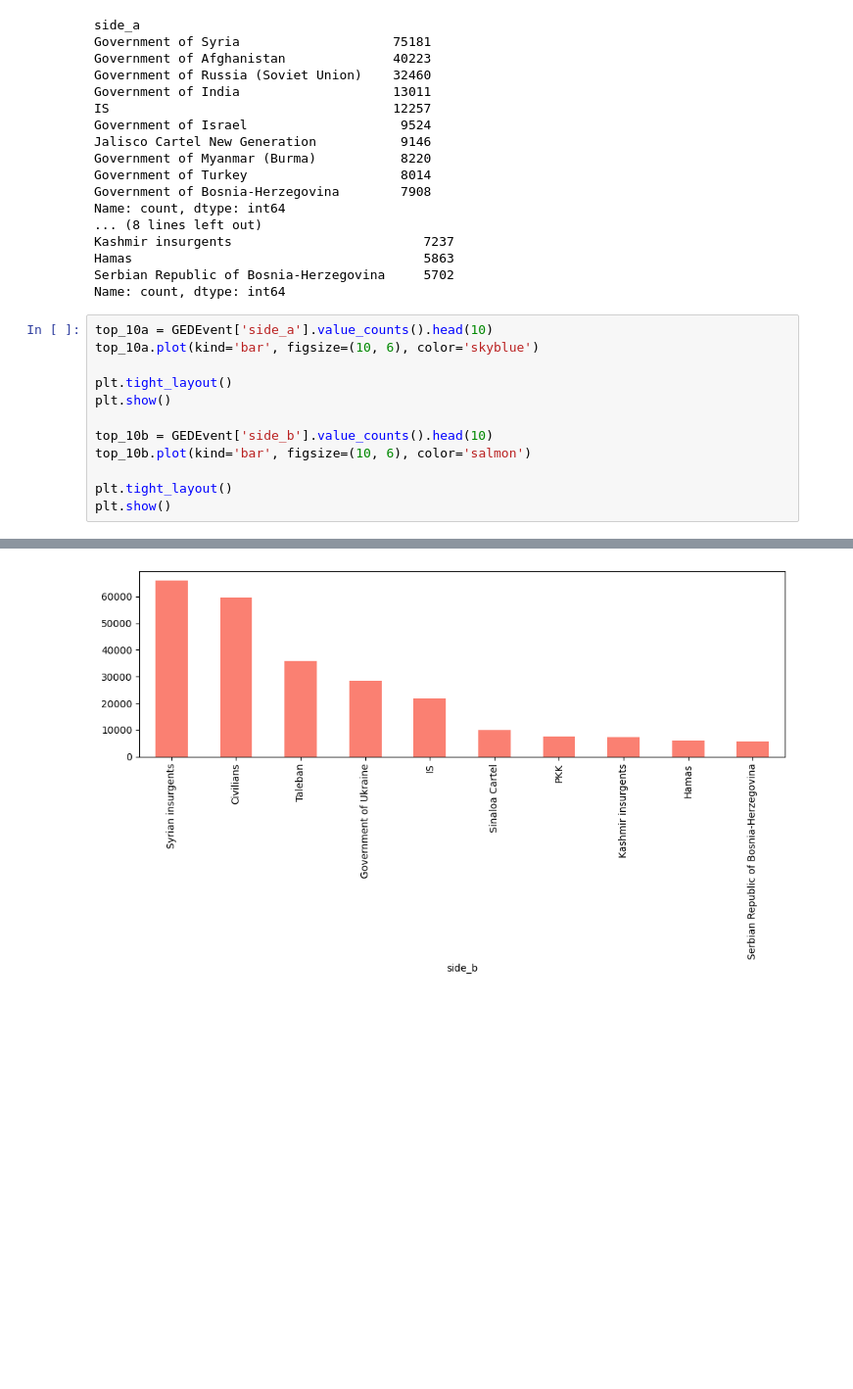
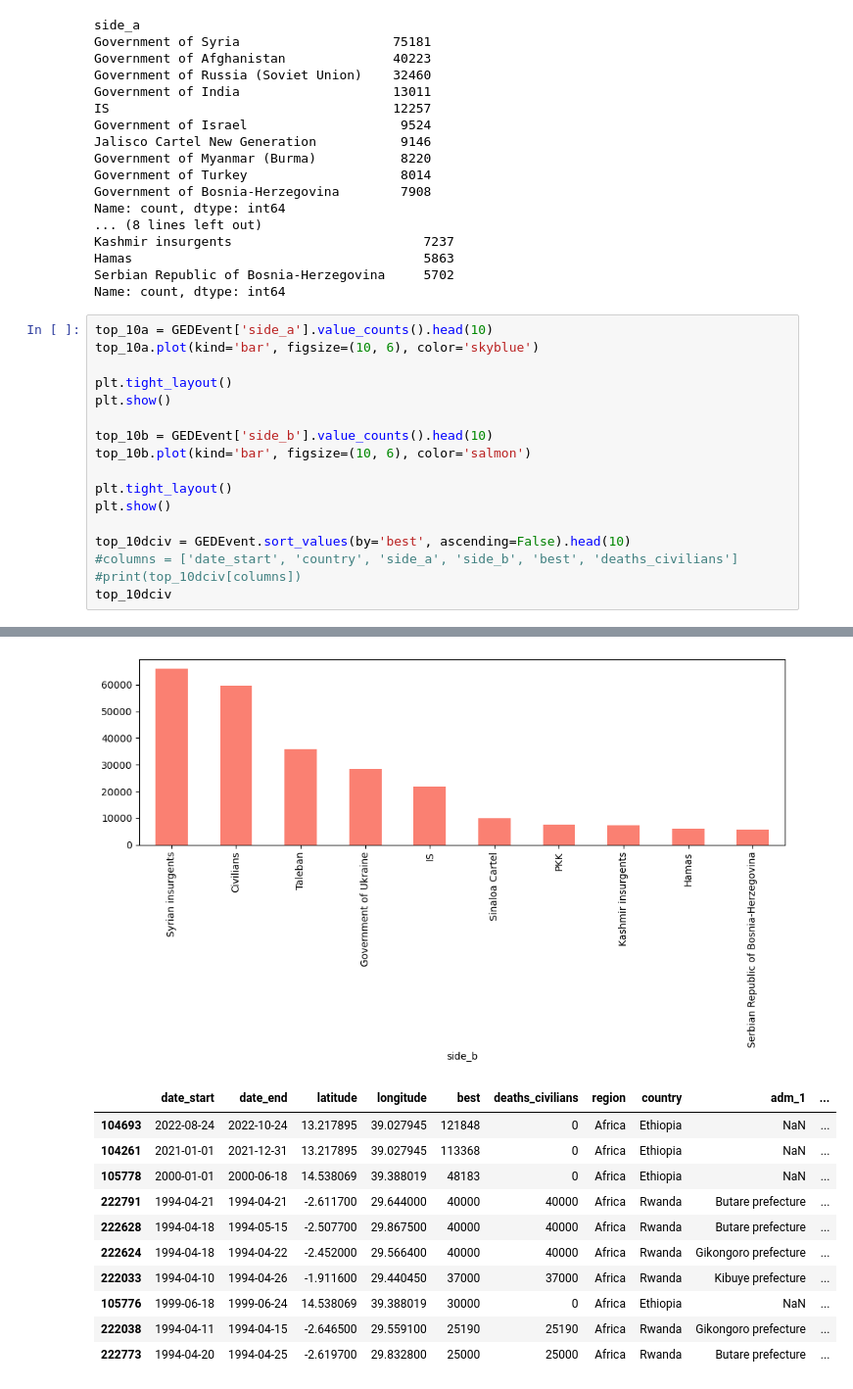
Before and after one commit to X57FI8W9S/TP1_EDA_GEDEvent, a Jupyter notebook: notebooks/TP1_EDA_GEDEvent.ipynb, the cells around one changed output, grey strips where cells are left out. Shown: that part at 98% size. Drawn from its saved outputs; the diff is of its cells as text; blank space fills up the shorter version.

```diff
--- a/notebooks/TP1_EDA_GEDEvent.ipynb
+++ b/notebooks/TP1_EDA_GEDEvent.ipynb
@@ -245,15 +245,31 @@ Name: count, dtype: int64
 # %%
 top_10a = GEDEvent['side_a'].value_counts().head(10)
 top_10a.plot(kind='bar', figsize=(10, 6), color='skyblue')
 
 plt.tight_layout()
 plt.show()
 
 top_10b = GEDEvent['side_b'].value_counts().head(10)
 top_10b.plot(kind='bar', figsize=(10, 6), color='salmon')
 
 plt.tight_layout()
 plt.show()
+
+top_10dciv = GEDEvent.sort_values(by='best', ascending=False).head(10)
+#columns = ['date_start', 'country', 'side_a', 'side_b', 'best', 'deaths_civilians']
+#print(top_10dciv[columns])
+top_10dciv
 # %% [output]
 [figure]
 [figure]
+|  | date_start | date_end | latitude | longitude | best | deaths_civilians | region | country | adm_1 | ... |
+| 104693 | 2022-08-24 | 2022-10-24 | 13.217895 | 39.027945 | 121848 | 0 | Africa | Ethiopia | NaN | ... |
+| 104261 | 2021-01-01 | 2021-12-31 | 13.217895 | 39.027945 | 113368 | 0 | Africa | Ethiopia | NaN | ... |
+| 105778 | 2000-01-01 | 2000-06-18 | 14.538069 | 39.388019 | 48183 | 0 | Africa | Ethiopia | NaN | ... |
+| 222791 | 1994-04-21 | 1994-04-21 | -2.611700 | 29.644000 | 40000 | 40000 | Africa | Rwanda | Butare prefecture | ... |
+| 222628 | 1994-04-18 | 1994-05-15 | -2.507700 | 29.867500 | 40000 | 40000 | Africa | Rwanda | Butare prefecture | ... |
+| 222624 | 1994-04-18 | 1994-04-22 | -2.452000 | 29.566400 | 40000 | 40000 | Africa | Rwanda | Gikongoro prefecture | ... |
+| 222033 | 1994-04-10 | 1994-04-26 | -1.911600 | 29.440450 | 37000 | 37000 | Africa | Rwanda | Kibuye prefecture | ... |
+| 105776 | 1999-06-18 | 1999-06-24 | 14.538069 | 39.388019 | 30000 | 0 | Africa | Ethiopia | NaN | ... |
+| 222038 | 1994-04-11 | 1994-04-15 | -2.646500 | 29.559100 | 25190 | 25190 | Africa | Rwanda | Gikongoro prefecture | ... |
+| 222773 | 1994-04-20 | 1994-04-25 | -2.619700 | 29.832800 | 25000 | 25000 | Africa | Rwanda | Butare prefecture | ... |
```
Also changed, not shown: parts of 2 cells of this notebook.
